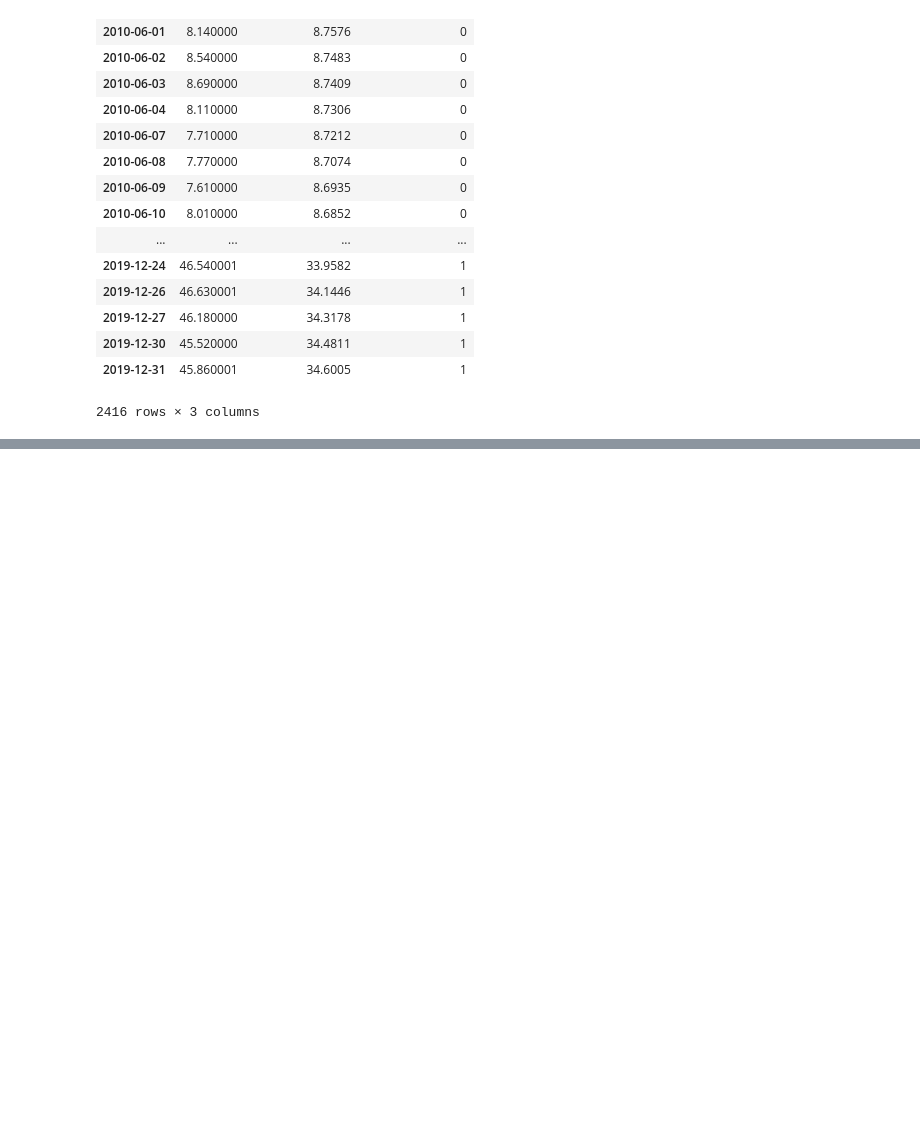
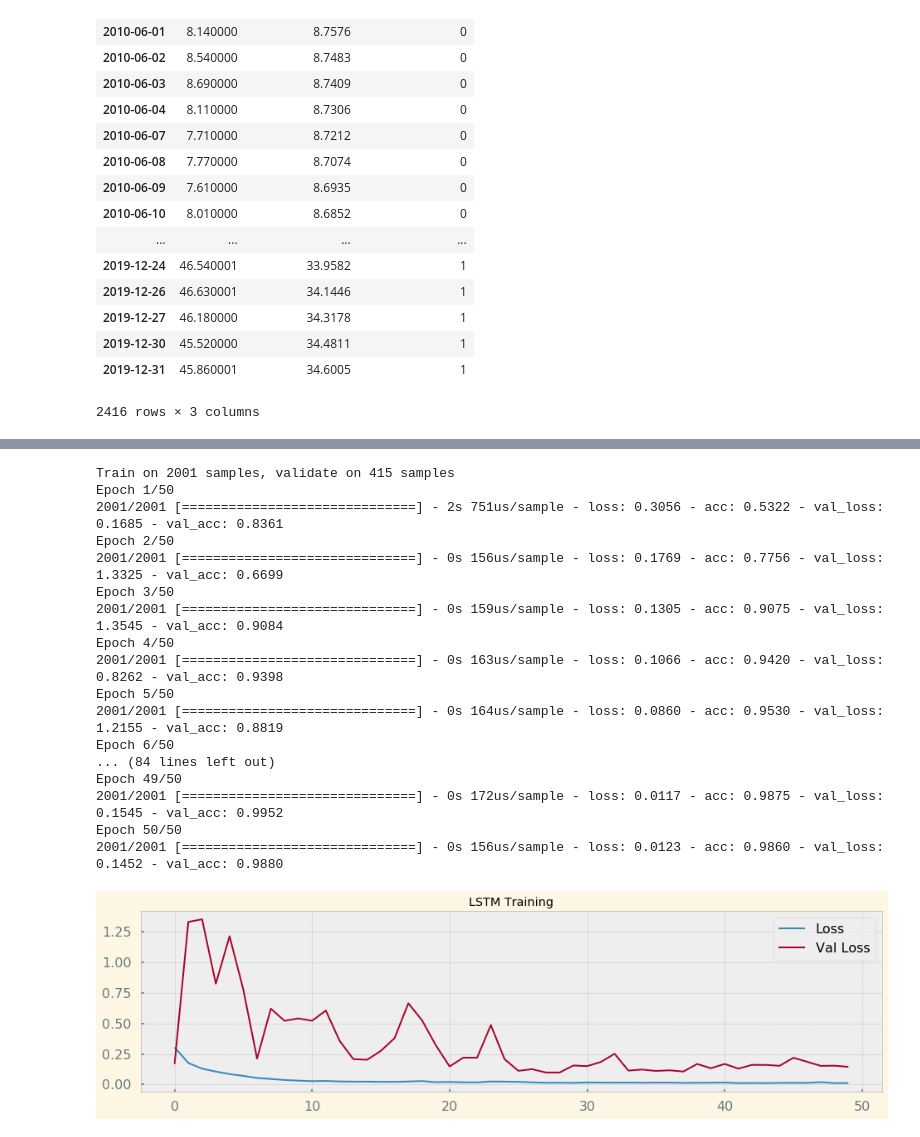
Before and after one commit to SiddAjriY2Jaccount/sma-crossover-python, a Jupyter notebook: AMD_sma.ipynb, the cells around one changed output, grey strips where cells are left out. Cells and saved outputs as stored; diff of their text form; code cells hidden in the pictures; blank space fills up the shorter version.

Commit message:
finished base LSTM

```diff
--- a/AMD_sma.ipynb
+++ b/AMD_sma.ipynb
@@ -240,0 +225,16 @@ Name: strategy_encoded, Length: 2416, dtype: int64
+# %%
+X_train = data.iloc[:2001, 0:2]
+X_test = data.iloc[2001:,0:2]
+Y_train = data.iloc[:2001, 2]
+Y_test = data.iloc[2001:, 2]
+
+# Convert to Numpy Array
+X_train = X_train.to_numpy()
+Y_train = Y_train.to_numpy()
+Y_test = Y_test.to_numpy()
+X_test = X_test.to_numpy()
+# %%
+# reshape input to be 3D [samples, timesteps, features]
+X_train = X_train.reshape((X_train.shape[0], 1, X_train.shape[1]))
+X_test = X_test.reshape((X_test.shape[0], 1, X_test.shape[1]))
+print(X_train.shape, Y_train.shape, X_test.shape, Y_test.shape)
@@ -240,0 +243,13 @@ Name: strategy_encoded, Length: 2416, dtype: int64
+# %%
+keras.backend.clear_session()
+
+n_steps = X_train.shape[1]
+n_features = X_train.shape[2]
+
+model = Sequential()
+model.add(LSTM(100, activation='relu', return_sequences=True, input_shape=(n_steps, n_features)))
+model.add(LSTM(50, activation='relu', return_sequences=False))
+model.add(Dense(10))
+model.add(Dense(1))
+model.compile(optimizer='adam', loss='mse', metrics=['accuracy'])
+model.summary()
@@ -240,0 +273,28 @@ Name: strategy_encoded, Length: 2416, dtype: int64
+# %%
+model.fit(X_train, Y_train, epochs=50, verbose=1, validation_data=[X_test, Y_test], use_multiprocessing=True)
+
+plt.figure(figsize=(16,4))
+plt.plot(model.history.history['loss'], label='Loss')
+plt.plot(model.history.history['val_loss'], label='Val Loss')
+plt.legend(loc=1)
+plt.title('LSTM Training')
+plt.show()
+# %% [output]
+Train on 2001 samples, validate on 415 samples
+Epoch 1/50
+2001/2001 [==============================] - 2s 751us/sample - loss: 0.3056 - acc: 0.5322 - val_loss: 0.1685 - val_acc: 0.8361
+Epoch 2/50
+2001/2001 [==============================] - 0s 156us/sample - loss: 0.1769 - acc: 0.7756 - val_loss: 1.3325 - val_acc: 0.6699
+Epoch 3/50
+2001/2001 [==============================] - 0s 159us/sample - loss: 0.1305 - acc: 0.9075 - val_loss: 1.3545 - val_acc: 0.9084
+Epoch 4/50
+2001/2001 [==============================] - 0s 163us/sample - loss: 0.1066 - acc: 0.9420 - val_loss: 0.8262 - val_acc: 0.9398
+Epoch 5/50
+2001/2001 [==============================] - 0s 164us/sample - loss: 0.0860 - acc: 0.9530 - val_loss: 1.2155 - val_acc: 0.8819
+Epoch 6/50
+... (84 lines left out)
+Epoch 49/50
+2001/2001 [==============================] - 0s 172us/sample - loss: 0.0117 - acc: 0.9875 - val_loss: 0.1545 - val_acc: 0.9952
+Epoch 50/50
+2001/2001 [==============================] - 0s 156us/sample - loss: 0.0123 - acc: 0.9860 - val_loss: 0.1452 - val_acc: 0.9880
+[figure, added]
```
Also changed, not shown: parts of 6 cells of this notebook.
